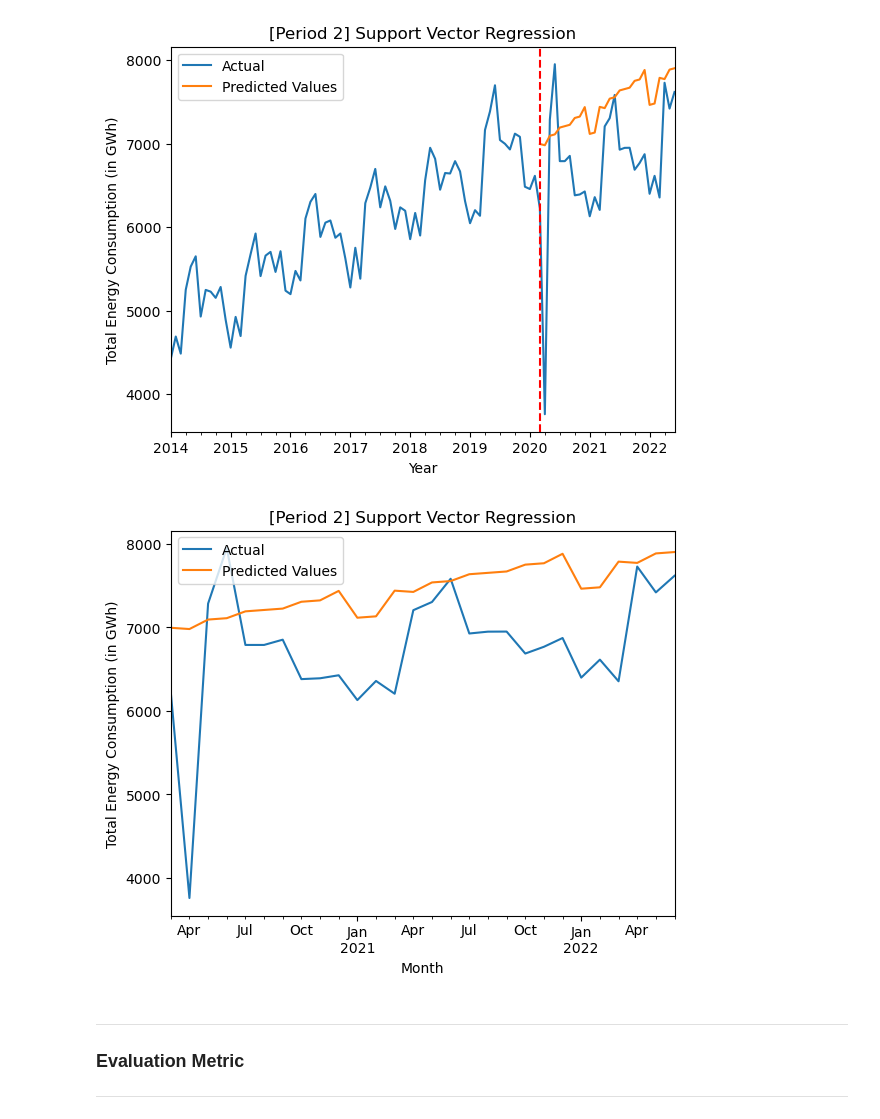
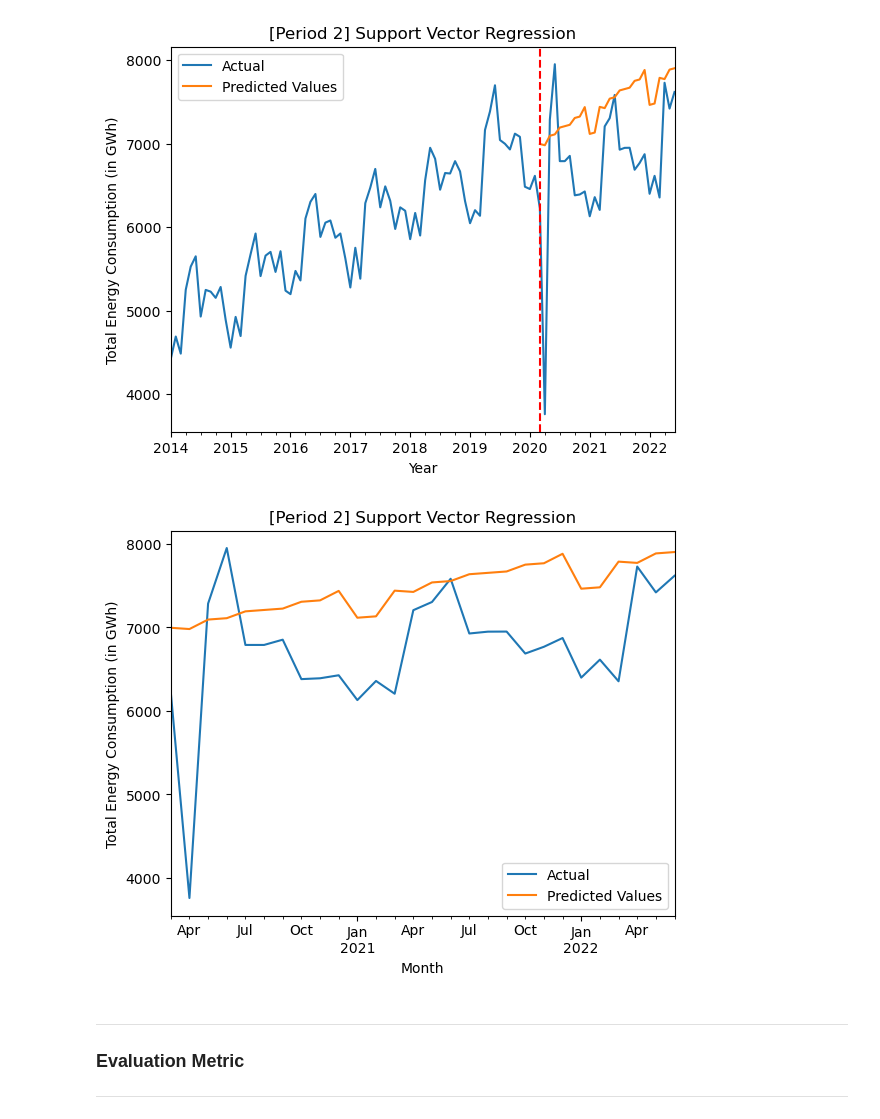
Before and after one commit to errutorculas/cmsc197-ML-miniproj, a Jupyter notebook: jupyter-notebook-code/miniproj.ipynb, the cells around one changed output. Saved outputs shown, nothing was run; the diff lists cells and outputs as text; code cells hidden in the pictures.

```diff
--- a/jupyter-notebook-code/miniproj.ipynb
+++ b/jupyter-notebook-code/miniproj.ipynb
@@ -718,15 +718,15 @@ plt.show()
 # %%
 ax = testPan['Total Energy Consumption (in GWh)'].plot(figsize=(6.5, 5), label="Actual")
 testPan["[Period 2] SVR Predictions"].plot(ax=ax, label="Predicted Values")
 
 plt.xlabel("Month")
 plt.ylabel("Total Energy Consumption (in GWh)")
 plt.title("[Period 2] Support Vector Regression")
-plt.legend(loc="upper left")
+plt.legend(loc="lower right")
 
 plt.show()
 # %% [output]
-[figure, old version]
+[figure, new version]
 # %% [markdown]
 ***
 ### Evaluation Metric <a class="anchor" id="evalSVR"></a>
```
Also changed, not shown: parts of 3 cells of this notebook.
